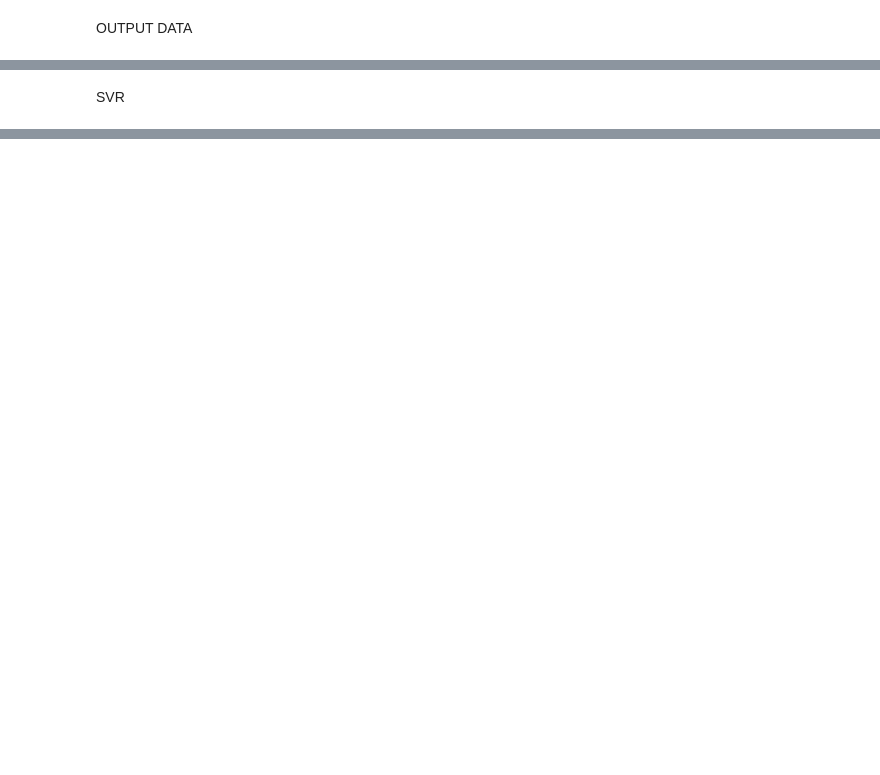
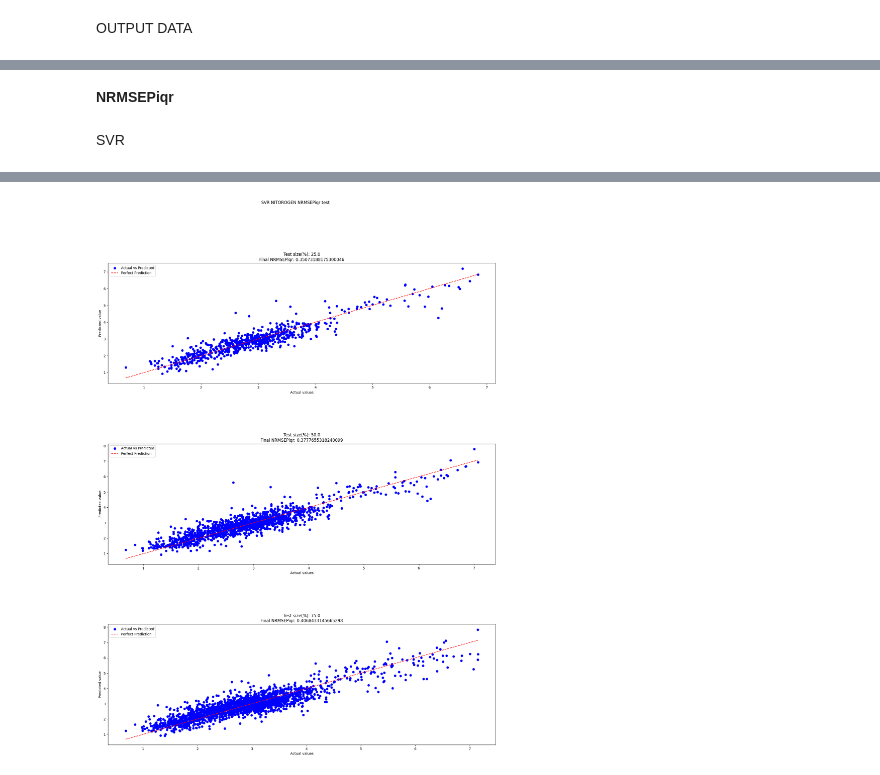
Before and after one commit to Lomby1902/Demetra, a Jupyter notebook: svr.ipynb, the cells around one changed output, grey strips where cells are left out. Drawn from its saved outputs; the diff is of its cells as text; code cells hidden in the pictures; blank space fills up the shorter version.

```diff
--- a/svr.ipynb
+++ b/svr.ipynb
@@ -35,3 +37,5 @@ print(Y.shape)
+# %% [markdown]
+**NRMSEPiqr**
 # %%
 
 
@@ -56,10 +60,8 @@ if not sys.warnoptions:
     warnings.simplefilter("ignore")
     os.environ["PYTHONWARNINGS"] = "ignore"
 
-#number of trials
-trials = 100
+
 np.random.seed(42)
-seeds = np.random.randint(trials, size=trials)
 
 ripartisions = [0.25,0.5,0.75]
 results = []
@@ -72,72 +74,56 @@ k = 0
 
 for ripartition in ripartisions:
 
-
         NRMSEP = []
 
-        best_NRMSEP = 100000000
-        best_data_1 = {"Y_test": None, "Y_pred": None, "seed": None,"alpha":None,"r":None}
+        print(ripartition)
 
-        run_name = str(ripartition) + " ripartition"
-        print(run_name)
-
-        for i in range(trials):
-            print("Trial:",i+1)
-            #Ripartition in training and test and
-            X_train, X_test, Y_train, Y_test = train_test_split(X, Y, test_size=ripartition, random_state=seeds[i])
-            X_train= std_scaler.fit_transform(X_train)
-            X_test= std_scaler.transform(X_test)
-            param_grid = {'C': Continuous(1/100000,100)}
-            elastic_reg_cd = SVR()
-
-            evolved_estimator = GASearchCV(estimator=elastic_reg_cd,
-                              cv=5,
+        #Ripartition in training and test and
+        X_train, X_test, Y_train, Y_test = train_test_split(X, Y, test_size=ripartition, random_state=42)
+        X_train= std_scaler.fit_transform(X_train)
+        X_test= std_scaler.transform(X_test)
+        param_grid = {'C': Continuous(1/100000,100)}
+        elastic_reg_cd = SVR()
+        sturges = int(1 + np.log(len(X_train)))
+        evolved_estimator = GASearchCV(estimator=elastic_reg_cd,
+                              cv=sturges,
                               scoring=NRMSEPiqrscorer,
                               param_grid=param_grid,
                               n_jobs=-1,
-                              verbose=False,
-                              population_size=10,
-                              generations=10,
+                              verbose=True,
+                              population_size=50,
+                              generations=50,
                               criteria = "min")
 
-            start_time = time.time()
-            evolved_estimator.fit(X_train, Y_train)
-            elapsed_time = (time.time() -start_time) #elapsed time in seconds
+        start_time = time.time()
+        evolved_estimator.fit(X_train, Y_train)
+        elapsed_time = (time.time() -start_time) #elapsed time in seconds
 
-            # Make predictions using the testing set
-            Y_pred_elastic_cd =  evolved_estimator.best_estimator_.predict(X_test)
+        best_model =  evolved_estimator.best_estimator_
 
-            NRMSEP.append(NRMSEPiqr(Y_test, Y_pred_elastic_cd))
+        # Make predictions using the testing set
+        Y_pred_svr =  best_model.predict(X_test)
 
 
-            if NRMSEP[-1] < best_NRMSEP:
-              best_NRMSEP = NRMSEP[-1]
-              best_data_1["Y_test"] = Y_test
-              best_data_1["Y_pred"] = Y_pred_elastic_cd
-              best_data_1["C"] = float(evolved_estimator.best_params_["C"])
-              best_data_1["seed"] = seeds[i]
-              best_data_1["model"] = evolved_estimator.best_estimator_
-              best_data_1["time"] = elapsed_time
+        cv_scores = cross_validate(best_model, X_train, Y_train, cv=sturges, scoring=NRMSEPiqrscorer,n_jobs=-1, verbose=1)
 
 
+        results.append([str(ripartition *100 ),evolved_estimator.best_params_["C"],-np.mean(cv_scores['test_score']), np.var(cv_scores['test_score']),
+                    np.mean(cv_scores['fit_time']), elapsed_time, NRMSEPiqr(Y_test, Y_pred_svr)])
 
 
-        results.append([str(ripartition *100 ), str(best_NRMSEP),
-                        (np.mean(NRMSEP)), str(np.var(NRMSEP)),
-                        str(best_data_1["C"]),str(best_data_1["seed"]),best_data_1["time"]])
-
         '''PLOT THE BEST MODELS'''
-        axs[k].scatter(best_data_1["Y_test"], best_data_1["Y_pred"], c='blue', label='Actual vs Predicted')
-        axs[k].plot([min(best_data_1["Y_test"]), max(best_data_1["Y_test"])],
-                    [min(best_data_1["Y_test"]), max(best_data_1["Y_test"])], '--', c='red', label='Perfect Prediction')
+        axs[k].scatter(Y_test,Y_pred_svr, c='blue', label='Actual vs Predicted')
+        axs[k].plot([min(Y_test), max(Y_test)],
+                            [min(Y_test), max(Y_test)], '--', c='red', label='Perfect Prediction')
         axs[k].legend()
         axs[k].set_xlabel("Actual values")
         axs[k].set_ylabel("Predicted value")
-        axs[k].set_title( f"Test size(%): {ripartition * 100}" "\n" + "BEST NRMSEPiqr: " + results[k][1] )
+        axs[k].set_title( f"Test size(%): {ripartition * 100}" "\n" + "Final NRMSEPiqr: " + str(results[k][6]) )
         k += 1
-
 
 '''SHOW RESULTS'''
 
-headers = ["Test size(%)", "Best(NRMSEPiqr)", "Mean(NRMSEPiqr)", "Var(NRMSEPiqr)","C","Seed","Time(sec)"]
+headers = ["Test size(%)", "Best C", "Mean CV NRMSEPiqr", "Var CV NRMSEPiqr)","Mean CV Training Time (sec)" ,"Final training time (sec)","Final NRMSEPiqr"]
 print(tabulate(results, headers,  tablefmt="double_outline"))
+# %% [output]
@@ -143,0 +195 @@ print(tabulate(results, headers,  tablefmt="double_outline"))
+[figure, added]
```
Also changed, not shown: parts of 4 cells of this notebook.
